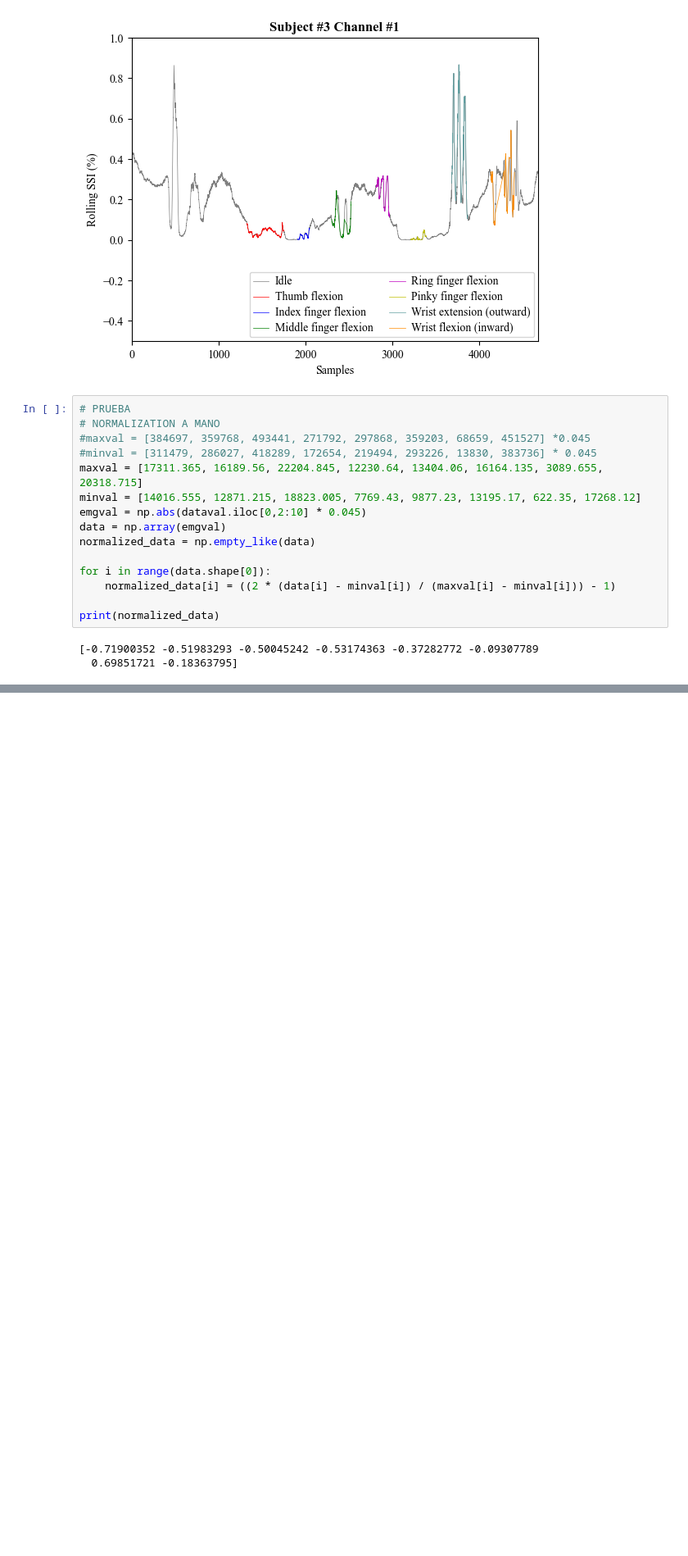
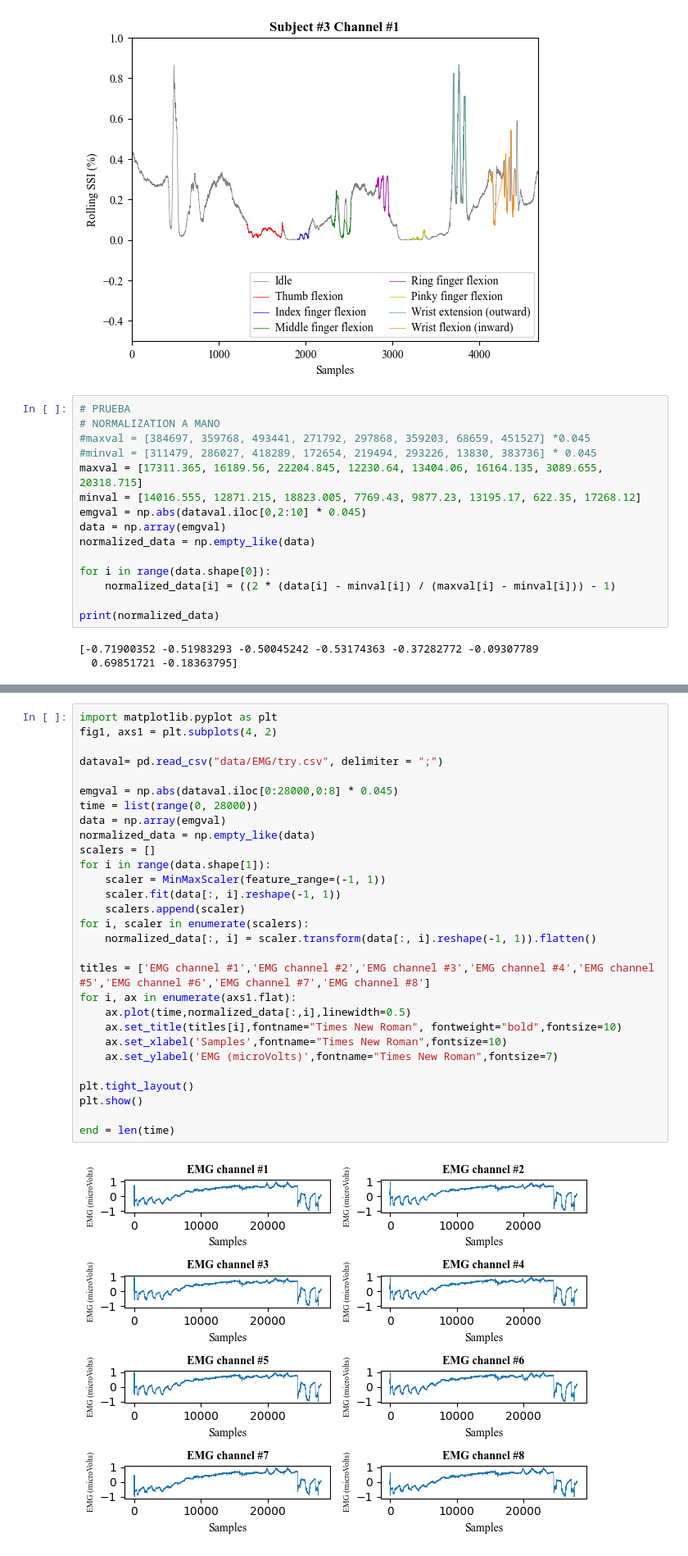
Before and after one commit to sofiahernandezp/code, a Jupyter notebook: mindrove_test/plot_emg.ipynb, the cells around one changed output, grey strips where cells are left out. Shown at 82% size. Drawn from its saved outputs; the diff is of its cells as text; blank space fills up the shorter version.

```diff
--- a/mindrove_test/plot_emg.ipynb
+++ b/mindrove_test/plot_emg.ipynb
@@ -1561,0 +1573,31 @@ SVC does not accept missing values encoded as NaN natively. For supervised learn
+# %%
+import matplotlib.pyplot as plt
+fig1, axs1 = plt.subplots(4, 2)
+
+dataval= pd.read_csv("data/EMG/try.csv", delimiter = ";")
+
+emgval = np.abs(dataval.iloc[0:28000,0:8] * 0.045)
+time = list(range(0, 28000))
+data = np.array(emgval)
+normalized_data = np.empty_like(data)
+scalers = []
+for i in range(data.shape[1]):
+    scaler = MinMaxScaler(feature_range=(-1, 1))
+    scaler.fit(data[:, i].reshape(-1, 1))
+    scalers.append(scaler)
+for i, scaler in enumerate(scalers):
+    normalized_data[:, i] = scaler.transform(data[:, i].reshape(-1, 1)).flatten()
+
+titles = ['EMG channel #1','EMG channel #2','EMG channel #3','EMG channel #4','EMG channel #5','EMG channel #6','EMG channel #7','EMG channel #8']
+for i, ax in enumerate(axs1.flat):
+    ax.plot(time,normalized_data[:,i],linewidth=0.5)
+    ax.set_title(titles[i],fontname="Times New Roman", fontweight="bold",fontsize=10)
+    ax.set_xlabel('Samples',fontname="Times New Roman",fontsize=10)
+    ax.set_ylabel('EMG (microVolts)',fontname="Times New Roman",fontsize=7)
+
+plt.tight_layout()
+plt.show()
+
+end = len(time)
+# %% [output]
+[figure, added]
```
Also changed, not shown: parts of 2 cells of this notebook, 1 other file.
